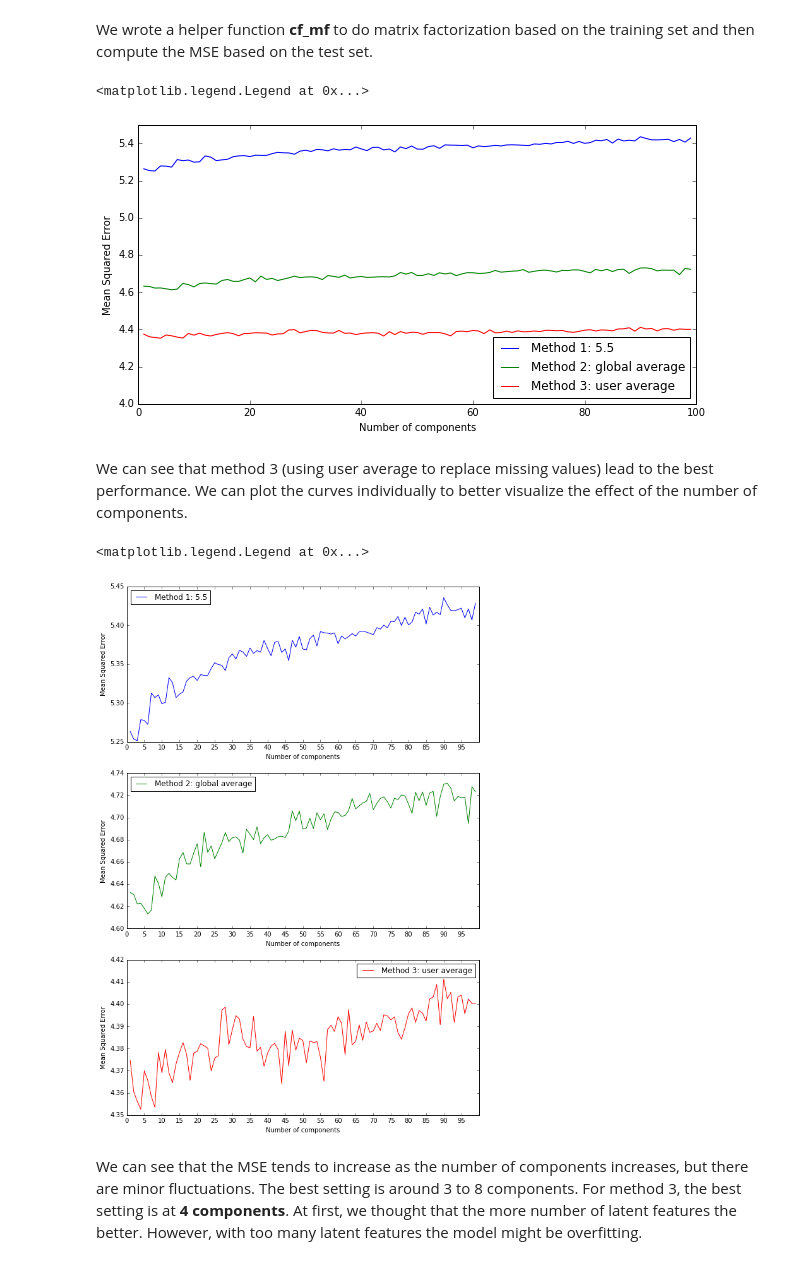
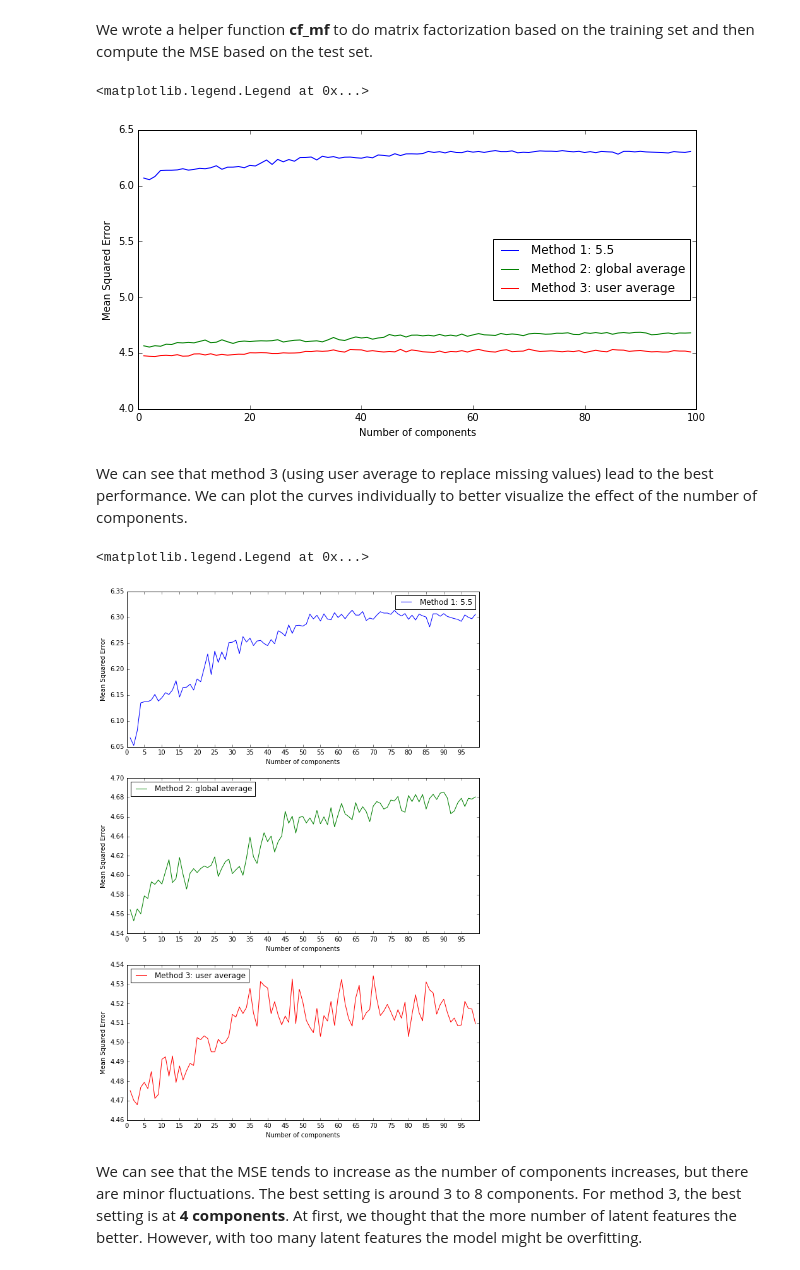
Before and after one commit to JinyiLu/15688-Team, a Jupyter notebook: code/recommender systems.ipynb, the cells around one changed output. Cells and saved outputs as stored; diff of their text form; code cells hidden in the pictures.

```diff
--- a/code/recommender systems.ipynb
+++ b/code/recommender systems.ipynb
@@ -159,6 +158,5 @@ def evaluate(rating, test):
     return ret
 # %%
 for train in [train_m1, train_m2, train_m3]:
-    ret = evaluate(train, test)
-    print 'MSE : ' + str(ret)
+    print 'MSE at train %f valid %f' % (evaluate(train, train), evaluate(train, valid))
 # %% [output]
@@ -197,23 +195,23 @@ res = []
 for train in train_sets:
     MSEs = []
     for n_components in n_components_vals:
-        MSEs.append(cf_mf(train, test, n_components))
+        MSEs.append(cf_mf(train, valid, n_components))
     res.append(MSEs)
 # %%
 import matplotlib.pyplot as plt
 %matplotlib inline
 x = range(1,100)
 plt.figure(figsize=(10,5))
 plt.plot(x,res[0], label='Method 1: 5.5')
 plt.plot(x,res[1], label='Method 2: global average')
 plt.plot(x,res[2], label='Method 3: user average')
-plt.ylim([4.0,5.5])
+plt.ylim([4.0,6.5])
 plt.xlabel('Number of components')
 plt.ylabel('Mean Squared Error')
 plt.legend(loc='best')
 # %% [output]
 <matplotlib.legend.Legend at 0x...>
-[figure, old version]
+[figure, new version]
 # %% [markdown]
 We can see that method 3 (using user average to replace missing values) lead to the best performance. We can plot the curves individually to better visualize the effect of the number of components.
 # %%
@@ -242,6 +240,6 @@ plt.xticks(range(0,100, 5))
 plt.legend(loc='best')
 # %% [output]
 <matplotlib.legend.Legend at 0x...>
-[figure, old version]
+[figure, new version]
 # %% [markdown]
 We can see that the MSE tends to increase as the number of components increases, but there are minor fluctuations. The best setting is around 3 to 8 components. For method 3, the best setting is at **4 components**. At first, we thought that the more number of latent features the better. However, with too many latent features the model might be overfitting.
```
Also changed, not shown: parts of 7 cells of this notebook, 2 other files.
